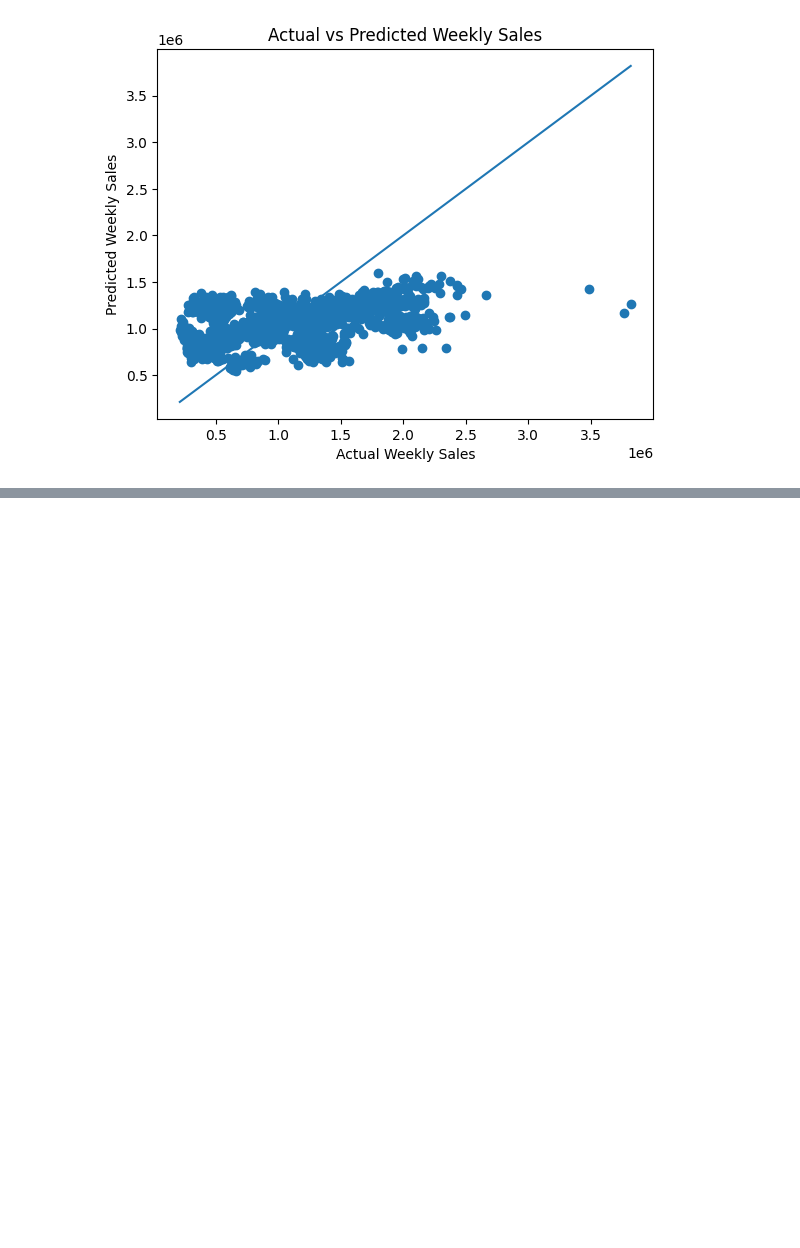
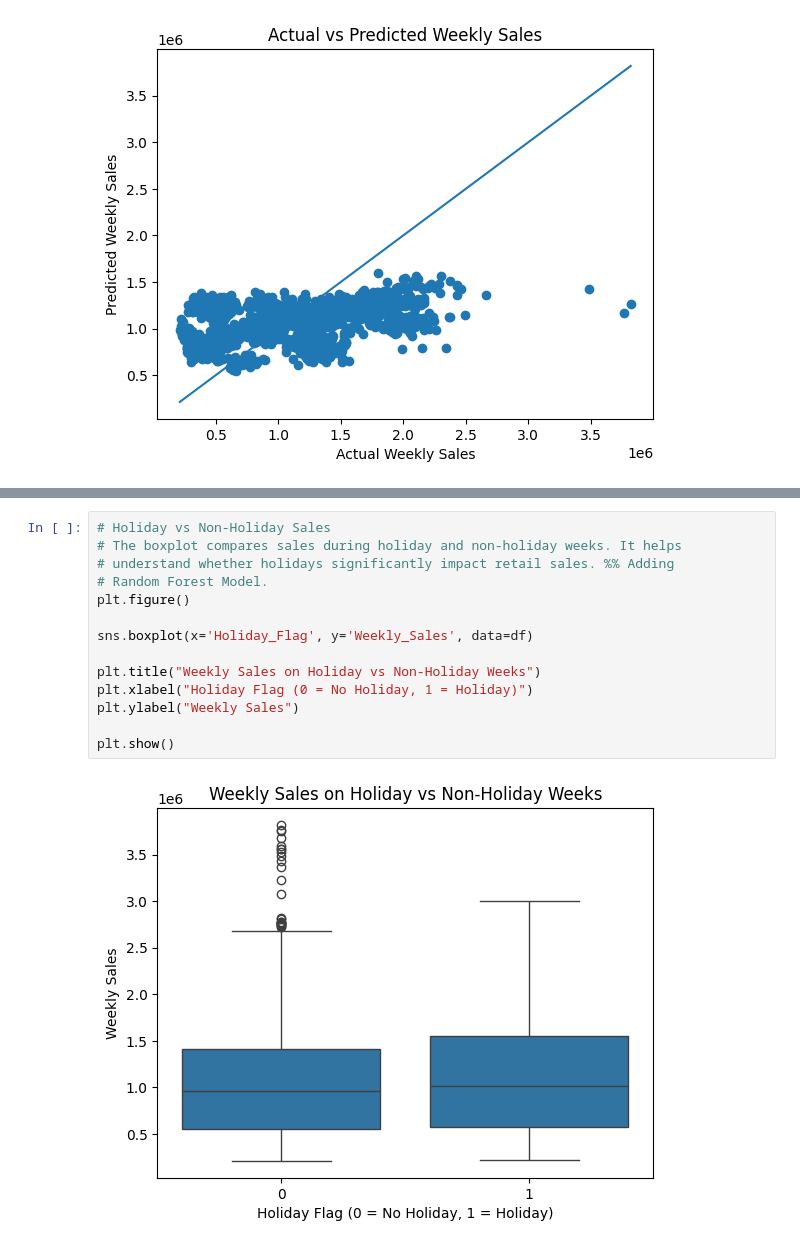
Before and after one commit to Aryansaini-10/FUTURE_ML_01, a Jupyter notebook: sales_forecasting.ipynb, the cells around one changed output, grey strips where cells are left out. Drawn from its saved outputs; the diff is of its cells as text; blank space fills up the shorter version.

```diff
--- a/sales_forecasting.ipynb
+++ b/sales_forecasting.ipynb
@@ -178,0 +190,16 @@ Random Forest R2 Score: 0.9597995147763859
+# %%
+# Holiday vs Non-Holiday Sales
+# The boxplot compares sales during holiday and non-holiday weeks. It helps
+# understand whether holidays significantly impact retail sales. %% Adding
+# Random Forest Model.
+plt.figure()
+
+sns.boxplot(x='Holiday_Flag', y='Weekly_Sales', data=df)
+
+plt.title("Weekly Sales on Holiday vs Non-Holiday Weeks")
+plt.xlabel("Holiday Flag (0 = No Holiday, 1 = Holiday)")
+plt.ylabel("Weekly Sales")
+
+plt.show()
+# %% [output]
+[figure, added]
```
Also changed, not shown: parts of 11 cells of this notebook.
